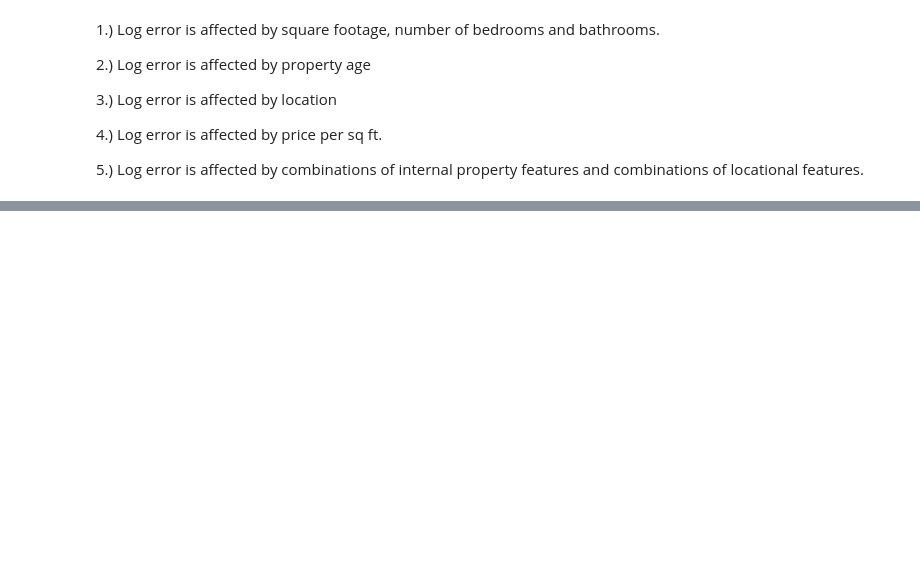
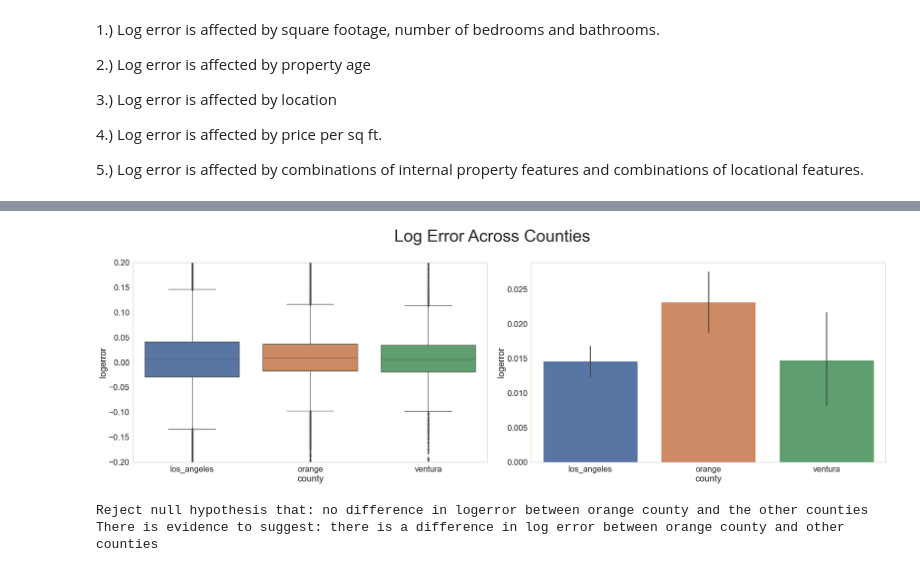
Before and after one commit to Olivert75/clustering-exercises, a Jupyter notebook: explore_zillow.ipynb, the cells around one changed output, grey strips where cells are left out. Saved outputs shown, nothing was run; the diff lists cells and outputs as text; code cells hidden in the pictures; blank space fills up the shorter version.

```diff
--- a/explore_zillow.ipynb
+++ b/explore_zillow.ipynb
@@ -144,0 +276,41 @@ ValueError: Could not interpret input 'age'
+# %%
+#logerror across counties (LA, Orange, and Ventura)
+#Bivariate Exploration
+
+#set up figure size, font size, and turn off grid.
+plt.figure(figsize=(30,10))
+sns.set(font_scale = 2)
+sns.set_style("whitegrid", {'axes.grid' : False})
+
+#boxplot
+plt.subplot(1, 2, 1)
+sns.boxplot(train.county, train.logerror)
+plt.ylim(-.2, .2)
+
+#barplot
+plt.subplot(1, 2, 2)
+sns.barplot(data=train, x='county',y='logerror')
+
+#title
+plt.suptitle('Log Error Across Counties', fontsize = 45)
+plt.tight_layout()
+plt.show()
+# %% [output]
+[figure, added]
+# %%
+null_hypothesis = "no difference in logerror between orange county and the other counties"
+alternative_hypothesis = "there is a difference in log error between orange county and other counties"
+a = 0.05 #a for alpha
+
+orange_logerror=train[train.county=='orange'].logerror
+other_logerror = train[train.county!='orange'].logerror
+t, p = stats.ttest_ind(orange_logerror, other_logerror)
+
+if p < a:
+    print(f'Reject null hypothesis that: {null_hypothesis}')
+    print (f'There is evidence to suggest: {alternative_hypothesis}')
+else:
+    print(f'Fail to reject null hypothesis that: {null_hypothesis} There is not sufficient evidence to reject it.')
+# %% [output]
+Reject null hypothesis that: no difference in logerror between orange county and the other counties
+There is evidence to suggest: there is a difference in log error between orange county and other counties
```
Also changed, not shown: parts of 22 cells of this notebook.
